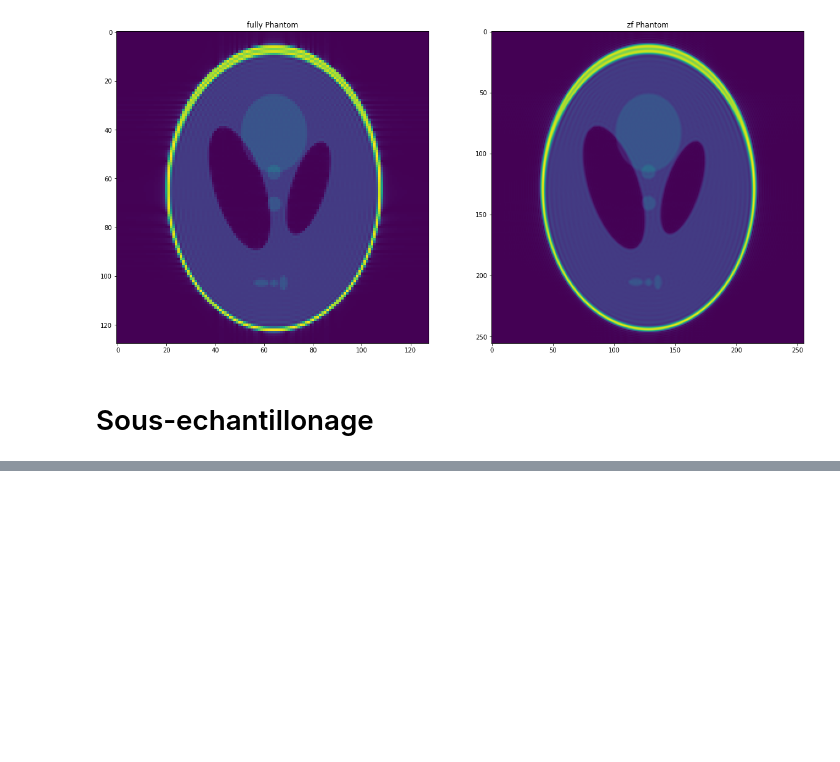
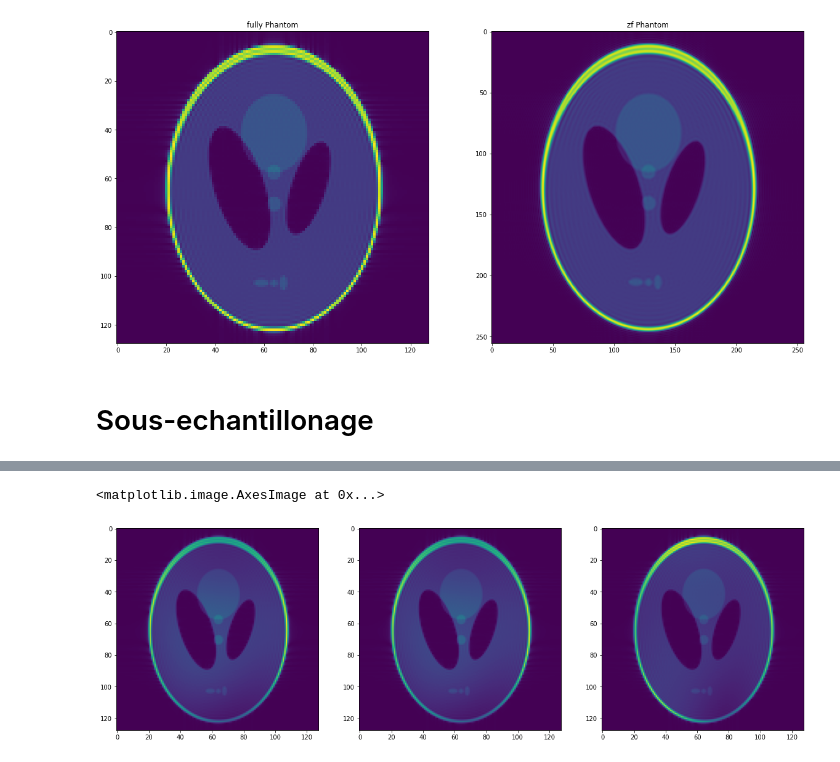
Before and after one commit to aTrotier/COURS_RECO_BART, a Jupyter notebook: cours_bart.ipynb, the cells around one changed output, grey strips where cells are left out. Cells and saved outputs as stored; diff of their text form; code cells hidden in the pictures; blank space fills up the shorter version.

```diff
--- a/cours_bart.ipynb
+++ b/cours_bart.ipynb
@@ -244,0 +311,18 @@ ax[1].imshow(abs(shepp_fft_zf))
+# %%
+# Somme des k-spaces
+k_sum = np.sum(kspace_8ch,axis=3)
+im_ksum = bart(1,"fft -i 3",k_sum)
+
+fig, ax = plt.subplots(ncols=3, figsize=(20, 10))
+ax[0].imshow(abs(np.squeeze(im_ksum)))
+
+# Somme des im
+im_sum = np.sum(im_8ch,axis=3)
+ax[1].imshow(abs(np.squeeze(im_sum)))
+
+# Somme des carrés
+im_sos = np.sqrt(np.sum(abs(im_8ch)**2,axis=3))
+ax[2].imshow(abs(np.squeeze(im_sos)))
+# %% [output]
+<matplotlib.image.AxesImage at 0x...>
+[figure, added]
```
Also changed, not shown: parts of 6 cells of this notebook.
